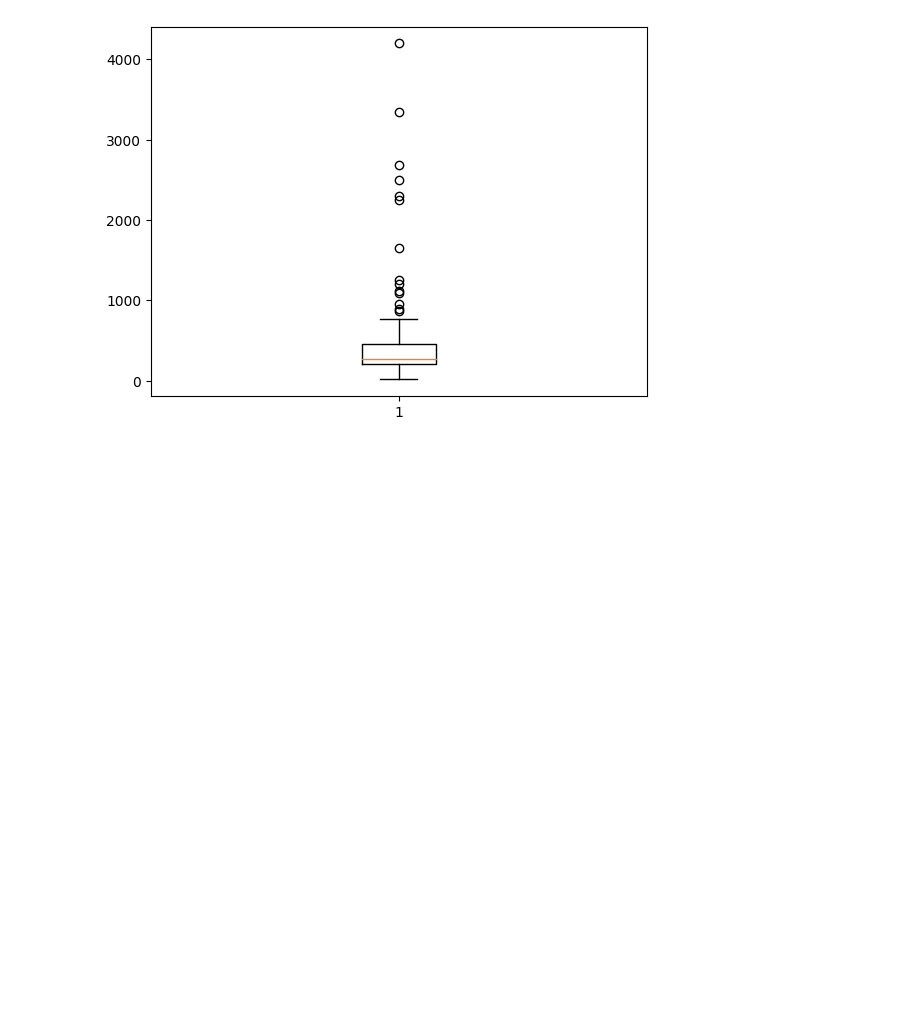
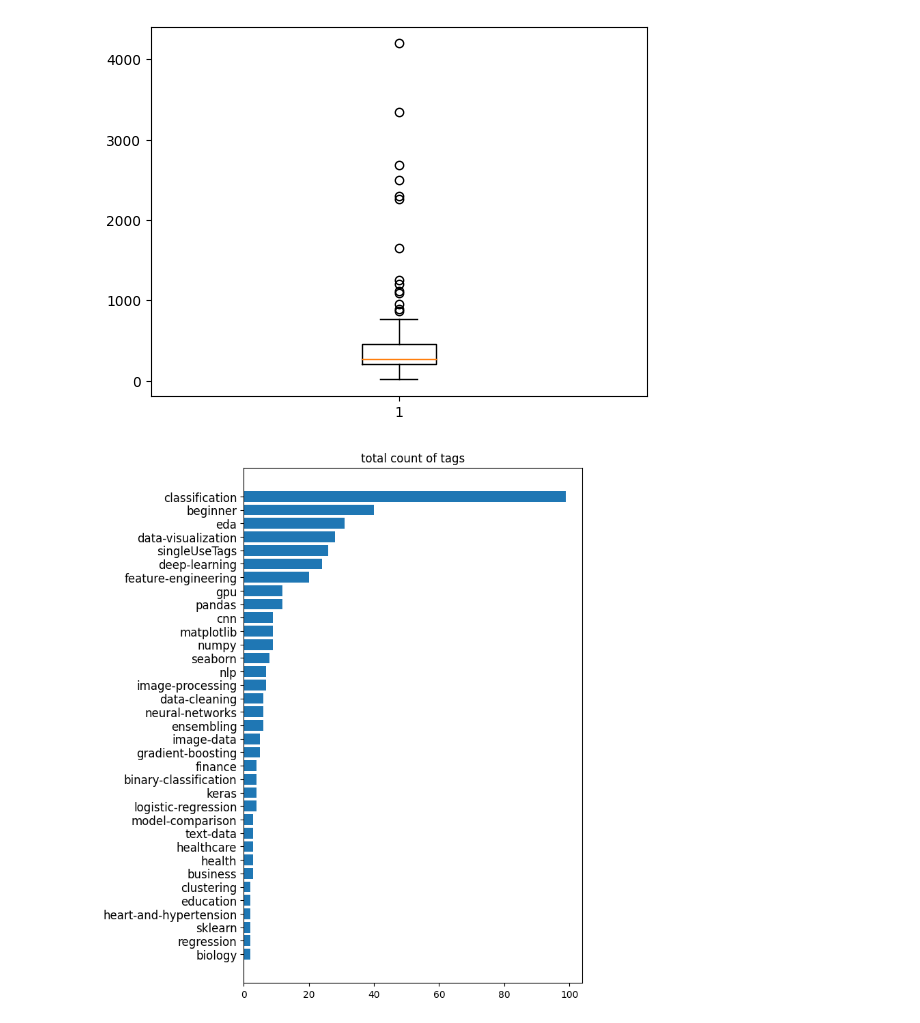
Before and after one commit to CoenBeemer/AI, a Jupyter notebook: src/overlordAI.ipynb, the cells around one changed output. Saved outputs shown, nothing was run; the diff lists cells and outputs as text; code cells hidden in the pictures; blank space fills up the shorter version.

```diff
--- a/src/overlordAI.ipynb
+++ b/src/overlordAI.ipynb
@@ -328,6 +356,37 @@ plt.boxplot(df['upvoteCount'])
 plt.show()
 # %% [output]
 [figure]
+# %%
+dftemp = pd.DataFrame([[0,"singleUseTags"]], columns=[
+                  'height', 'bars'])
+inLoop = False
+index =1
+singleUseTags=0
+for column in df:
+    #print(column)
+    if(inLoop):
+        if(df[column].value_counts()[1]<2):
+            singleUseTags+= df[column].value_counts()[1]
+            dftemp.loc[0,"height"] =singleUseTags
+        else:
+            dftemp.loc[index,"bars"] = str(column)
+            dftemp.loc[index, "height"] = df[column].value_counts()[1]
+        index +=1
+    if(column=='tags'):
+        inLoop = True
+inLoop=False
+
+dftemp = dftemp.sort_values(by=['height'])
+f=plt.figure()
+f.set_figheight(dftemp.index.max()/5)
+plt.barh(y=dftemp.bars, width=dftemp.height)
+plt.title('total count of tags')
+plt.yticks(fontsize=12)
+
+plt.show()
+del dftemp
+# %% [output]
+[figure, added]
 # %%
 dftemp = pd.DataFrame([], columns=[
                   'height', 'bars'])
```
Also changed, not shown: parts of 11 cells of this notebook.
